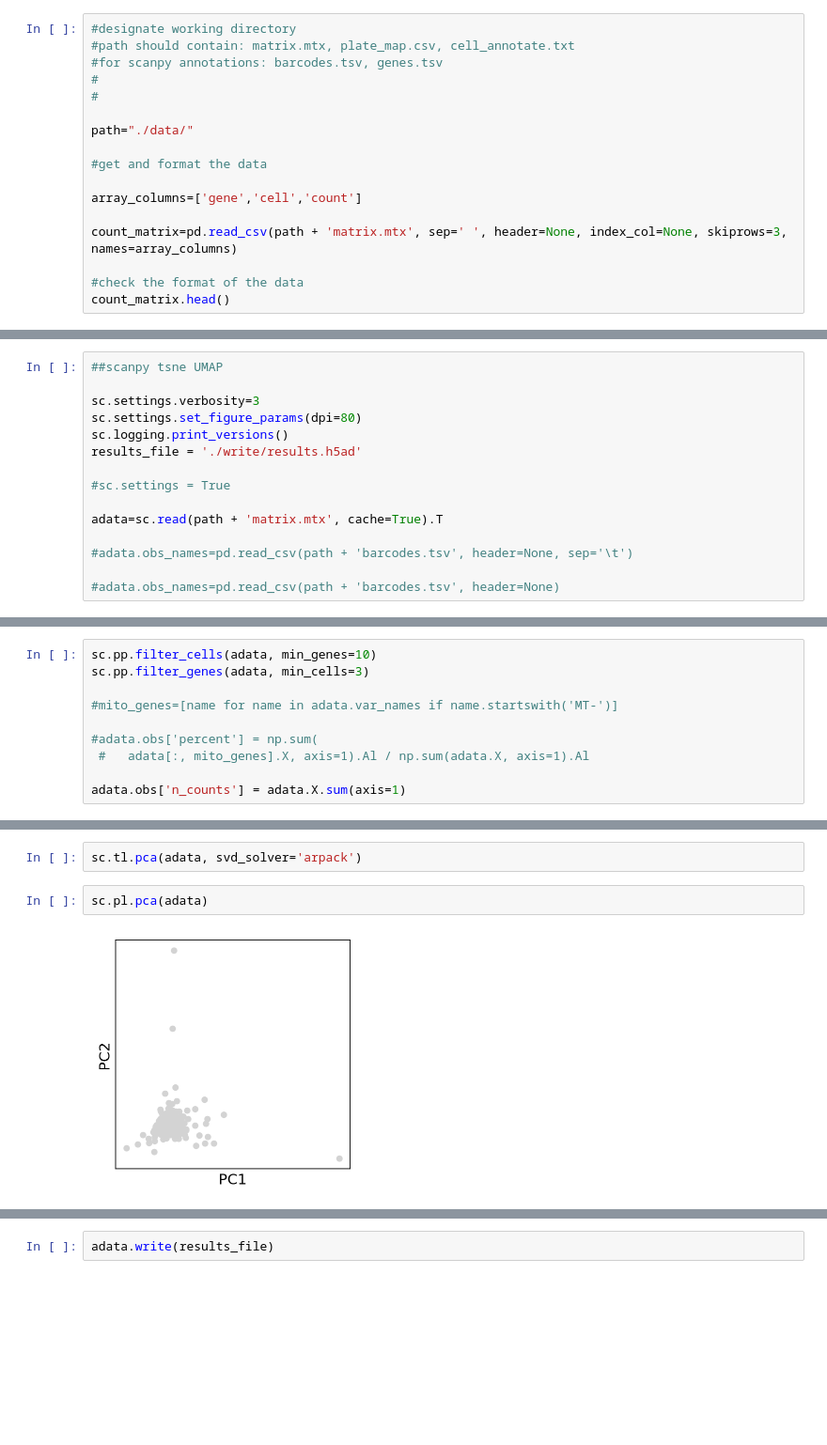
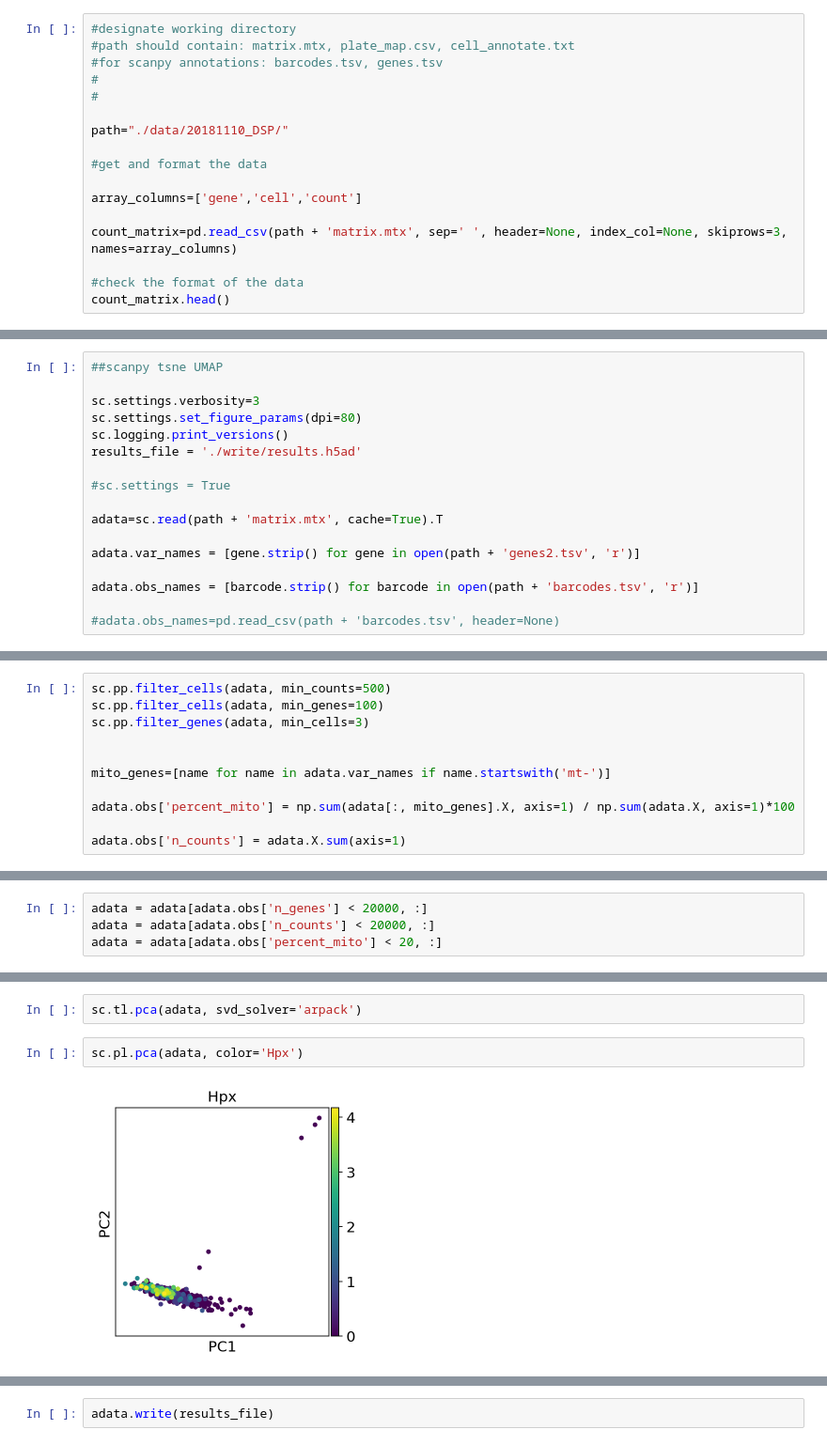
Before and after one commit to yelabucsf/spatial, a Jupyter notebook: notebooks/XYZeq_Primary_Analysis.ipynb, the cells around one changed output, grey strips where cells are left out. Shown at 94% size. Drawn from its saved outputs; the diff is of its cells as text; blank space fills up the shorter version.

```diff
--- a/notebooks/XYZeq_Primary_Analysis.ipynb
+++ b/notebooks/XYZeq_Primary_Analysis.ipynb
@@ -18,7 +18,7 @@ import scanpy.api as sc
 #
 #
 
-path="./data/"
+path="./data/20181110_DSP/"
 
 #get and format the data
 
@@ -177,7 +180,9 @@ results_file = './write/results.h5ad'
 
 adata=sc.read(path + 'matrix.mtx', cache=True).T
 
-#adata.obs_names=pd.read_csv(path + 'barcodes.tsv', header=None, sep='\t')
+adata.var_names = [gene.strip() for gene in open(path + 'genes2.tsv', 'r')]
+
+adata.obs_names = [barcode.strip() for barcode in open(path + 'barcodes.tsv', 'r')]
 
 #adata.obs_names=pd.read_csv(path + 'barcodes.tsv', header=None)
 # %% [output]
@@ -186,11 +198,12 @@ scanpy==1.3.2 anndata==0.6.11 numpy==1.14.6 scipy==1.1.0 pandas==0.23.4 scikit-l
 # %%
-sc.pp.filter_cells(adata, min_genes=10)
+sc.pp.filter_cells(adata, min_counts=500)
+sc.pp.filter_cells(adata, min_genes=100)
 sc.pp.filter_genes(adata, min_cells=3)
 
-#mito_genes=[name for name in adata.var_names if name.startswith('MT-')]
 
-#adata.obs['percent'] = np.sum(
- #   adata[:, mito_genes].X, axis=1).Al / np.sum(adata.X, axis=1).Al
+mito_genes=[name for name in adata.var_names if name.startswith('mt-')]
+
+adata.obs['percent_mito'] = np.sum(adata[:, mito_genes].X, axis=1) / np.sum(adata.X, axis=1)*100
 
 adata.obs['n_counts'] = adata.X.sum(axis=1)
 # %% [output]
@@ -201 +217,5 @@ filtered out 103815 genes that are detected in less than 3 cells
+# %%
+adata = adata[adata.obs['n_genes'] < 20000, :]
+adata = adata[adata.obs['n_counts'] < 20000, :]
+adata = adata[adata.obs['percent_mito'] < 20, :]
 # %%
@@ -237,9 +257,9 @@ adata.write(results_file)
 # %%
 sc.tl.pca(adata, svd_solver='arpack')
 # %%
-sc.pl.pca(adata)
+sc.pl.pca(adata, color='Hpx')
 # %% [output]
-[figure, old version]
+[figure, new version]
 # %%
 sc.pl.pca_variance_ratio(adata, log=True)
 # %% [output]
```
Also changed, not shown: parts of 29 cells of this notebook.
